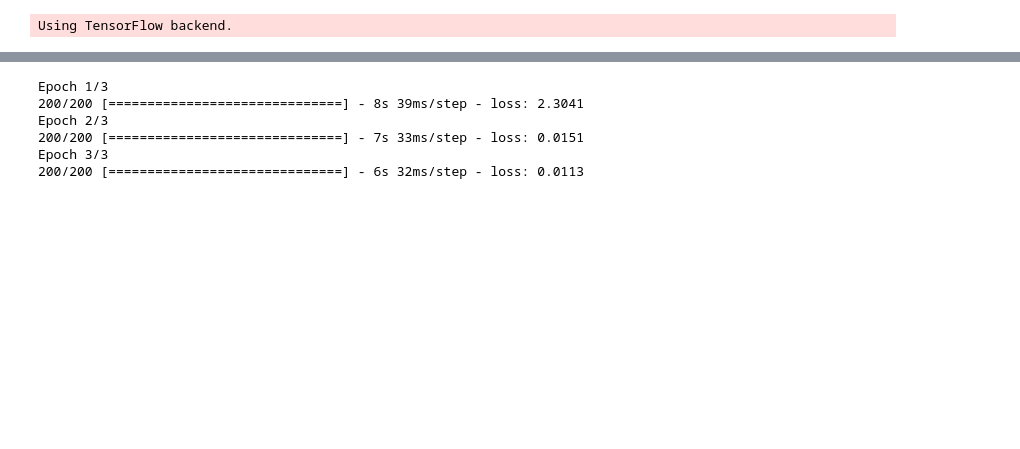
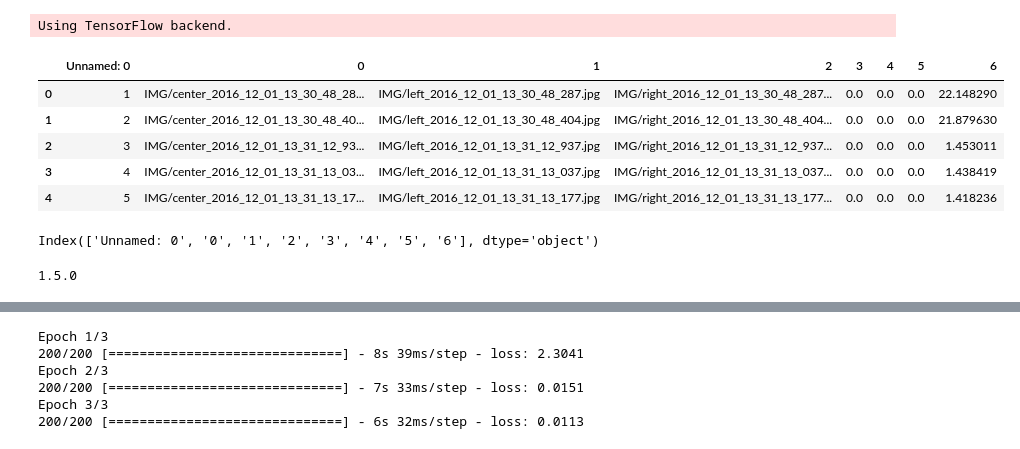
Before and after one commit to Bovey0809/CarND-Behavioral-Cloning-P3, a Jupyter notebook: generator.ipynb, the cells around one changed output, grey strips where cells are left out. Cells and saved outputs as stored; diff of their text form; code cells hidden in the pictures; blank space fills up the shorter version.

```diff
--- a/generator.ipynb
+++ b/generator.ipynb
@@ -18,0 +21,15 @@ Using TensorFlow backend.
+# %%
+df = pd.read_csv('./IMG/driving_log.csv')
+# %%
+df.head()
+# %% [output]
+|  | Unnamed: 0 | 0 | 1 | 2 | 3 | 4 | 5 | 6 |
+| 0 | 1 | IMG/center_2016_12_01_13_30_48_28... | IMG/left_2016_12_01_13_30_48_287.jpg | IMG/right_2016_12_01_13_30_48_287... | 0.0 | 0.0 | 0.0 | 22.148290 |
+| 1 | 2 | IMG/center_2016_12_01_13_30_48_40... | IMG/left_2016_12_01_13_30_48_404.jpg | IMG/right_2016_12_01_13_30_48_404... | 0.0 | 0.0 | 0.0 | 21.879630 |
+| 2 | 3 | IMG/center_2016_12_01_13_31_12_93... | IMG/left_2016_12_01_13_31_12_937.jpg | IMG/right_2016_12_01_13_31_12_937... | 0.0 | 0.0 | 0.0 | 1.453011 |
+| 3 | 4 | IMG/center_2016_12_01_13_31_13_03... | IMG/left_2016_12_01_13_31_13_037.jpg | IMG/right_2016_12_01_13_31_13_037... | 0.0 | 0.0 | 0.0 | 1.438419 |
+| 4 | 5 | IMG/center_2016_12_01_13_31_13_17... | IMG/left_2016_12_01_13_31_13_177.jpg | IMG/right_2016_12_01_13_31_13_177... | 0.0 | 0.0 | 0.0 | 1.418236 |
+# %%
+df.columns
+# %% [output]
+Index(['Unnamed: 0', '0', '1', '2', '3', '4', '5', '6'], dtype='object')
@@ -18,0 +40,12 @@ Using TensorFlow backend.
+# %%
+os.environ['CUDA_VISIBLE_DEVICES'] = '1'
+print(tf.__version__)
+# run_opts = tf.RunOptions(report_tensor_allocations_upon_oom = True)
+lines = []
+with open('./IMG/driving_log_new.csv') as csvfile:
+    reader = csv.reader(csvfile)
+    next(reader)
+    for line in reader:
+        lines.append(line)
+# %% [output]
+1.5.0
```
Also changed, not shown: parts of 13 cells of this notebook, 2 other files.
